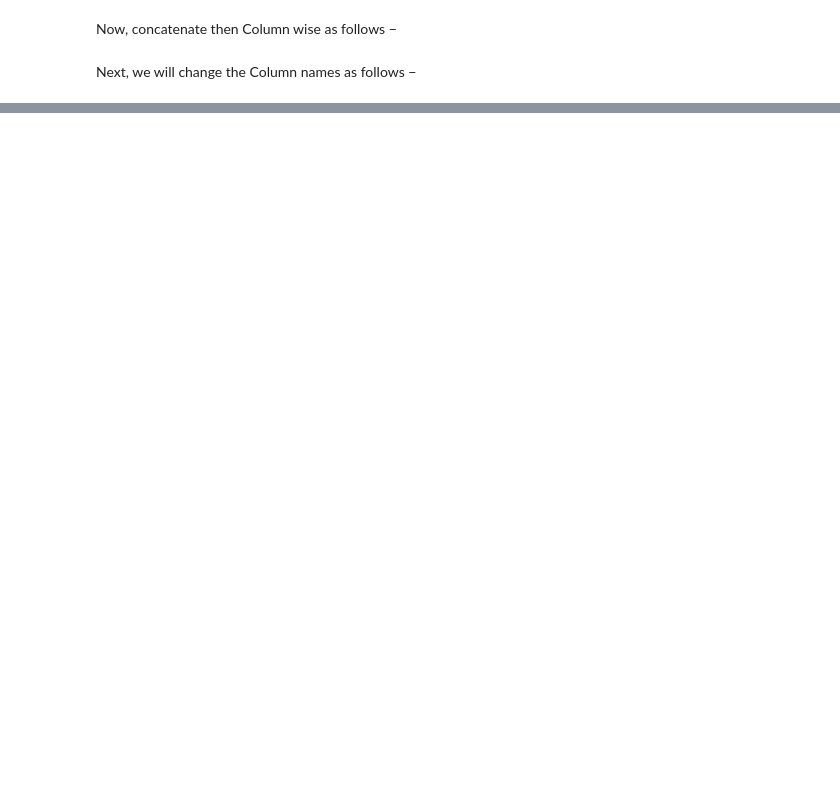
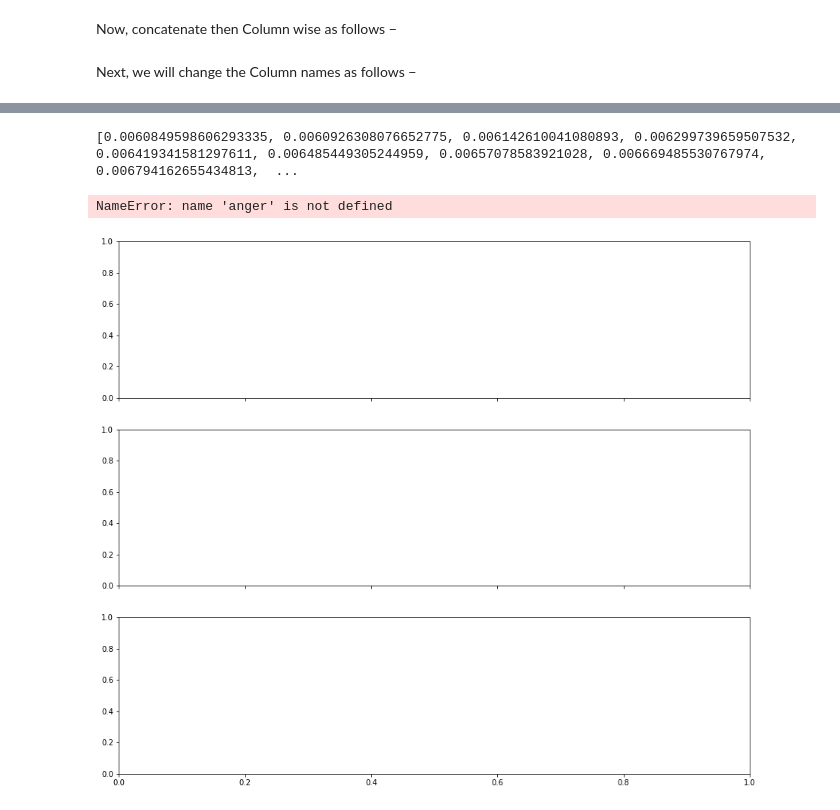
Before and after one commit to kglibrarian/keyword_extraction_topic_modeling, a Jupyter notebook: practice_gensim_LDA_topic_modeling.ipynb, the cells around one changed output, grey strips where cells are left out. Saved outputs shown, nothing was run; the diff lists cells and outputs as text; code cells hidden in the pictures; blank space fills up the shorter version.

```diff
--- a/practice_gensim_LDA_topic_modeling.ipynb
+++ b/practice_gensim_LDA_topic_modeling.ipynb
@@ -924,0 +1082,5 @@ Use the Dynamic Topic Model (
+# %%
+## Load csv as a dataframe
+
+DTM_timeslices_df = pd.read_csv("Test_Files\DTM_timeslices.csv", index_col=0)
+DTM_timeslices_df.head()
@@ -924,0 +1094,12 @@ Use the Dynamic Topic Model (
+# %%
+print(DTM_timeslices_df.keys())
+# DTM_timeslices_df.head()
+
+# rename columns
+DTM_timeslices_df.rename(columns = {'0':'Topic_0', '1': 'Topic_1', '2':'Topic_2' }, inplace = True)
+
+# iterating the columns
+for col in DTM_timeslices_df.columns:
+    print(col)
+
+DTM_timeslices_df.head()
@@ -924,0 +1265,8 @@ Use the Dynamic Topic Model (
+# %%
+# Topic 0
+topic_1 = convert_toDict(DTM_timeslices_df['Topic_1'])
+gender = get_term_prob("gender",topic_1)
+#print(topic_1)
+print(gender)
+# %% [output]
+[0.0060849598606293335, 0.0060926308076652775, 0.006142610041080893, 0.006299739659507532, 0.006419341581297611, 0.006485449305244959, 0.00657078583921028, 0.006669485530767974, 0.006794162655434813,  ...
@@ -924,0 +1314,49 @@ Use the Dynamic Topic Model (
+# %%
+# Plot the topic evolution graph
+# Create subplots
+fig, (plt1, plt2, plt3) = plt.subplots(3, 1, figsize=(15, 13), sharex=True)
+
+# Create a function to plot lines within subplots
+def plot_line (t1,t2,t3,t4,t5,t6,t7,t8,t9,t10, plt, str_label):
+    x=np.array(["2005", "2006", "2008", "2009", "2010", "2011", "2012", "2013", "2014", "2015", "2016", "2017", "2018", "2019"])
+    plt.plot(x, t1, label=convert_VarTostr(t1))
+    plt.plot(x, t2, label=convert_VarTostr(t2))
+    plt.plot(x, t3, label=convert_VarTostr(t3))
+    plt.plot(x, t4, label=convert_VarTostr(t4))
+    plt.plot(x, t5, label=convert_VarTostr(t5))
+    plt.plot(x, t6, label=convert_VarTostr(t6))
+    plt.plot(x, t7, label=convert_VarTostr(t7))
+    plt.plot(x, t8, label=convert_VarTostr(t8))
+    plt.plot(x, t9, label=convert_VarTostr(t9))
+    plt.plot(x, t10, label=convert_VarTostr(t10))
+    plt.set_title(str_label)
+    plt.legend(loc='lower left', bbox_to_anchor=(0.01, 0.005), fontsize=8)
+    plt.subplots_adjust(left=None, bottom=None, right=None, top=None, wspace=None, hspace=0.1)
+    return plt
+
+def convert_VarTostr(var):
+    print("This is var: ", var)
+    callers_local_vars = inspect.currentframe().f_back.f_locals.items()
+    print("This is callers:", callers_local_vars)
+    f= [var_name for var_name, var_val in callers_local_vars if var_val is var]
+    return f[0]
+
+## Resources
+## https://stackoverflow.com/questions/55760681/how-to-get-the-list-name-passed-as-a-parameter-to-a-function-in-python
+
+# Plot subgraphs by using created functions
+plt1=plot_line(hyptertension,psychological,anger, stress, distress, sample, family, al, control, activity,plt1, 'Effects of the environment on Covid-19')
+plt2=plot_line(weight,bmi,obesity_1,overweight, diabetes_1,activity, kg, obese, prevalence, cholesterol, plt2, 'Covid-19 with patients having severe diseases')
+plt3=plot_line(patient,diabetes_2,pci,stroke, coronary,obesity_2, pakistan, stent, depression, cabg, plt3, 'Preventing  infection by wearing masks')
+# plt4= plot_line(test, detect, sample, infection_4,result, viral, method,plt4, 'Covid-19 testing methods')
+# plt6=plot_line(health,community,system,medical, service, provide, care, plt6, 'Challenges of the public healthcare system' )
+# plt7=plot_line(social, study,anxiety, survey,mental, psychology, participant,plt7, 'Studies on psychological effects of Covid-19' )
+# plt8=plot_line(cell,sarscov2,protein, virus, vaccine, immune, ace2, plt8,'Covid-19 vaccine')
+# plt11=plot_line(drug,treatment,cancer, trial, antivirus, therapy, combine,plt11, 'Covid-19 treatments')
+# plt12=plot_line(patient, clinical,symptom,severe_12,disease, pneumonia, chest, plt12, 'Symptoms of Covid-19')
+
+# Save the graph
+fig.savefig("\DTM_timeslices.png")
+# %% [output]
+NameError: name 'anger' is not defined
+[figure, added]
```
Also changed, not shown: parts of 44 cells of this notebook.
